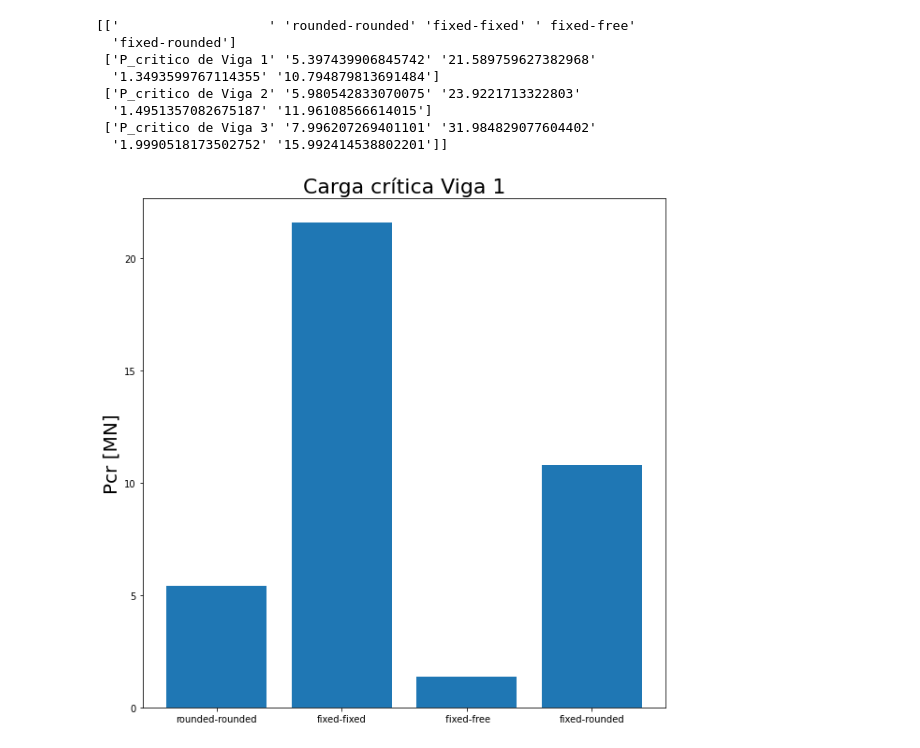
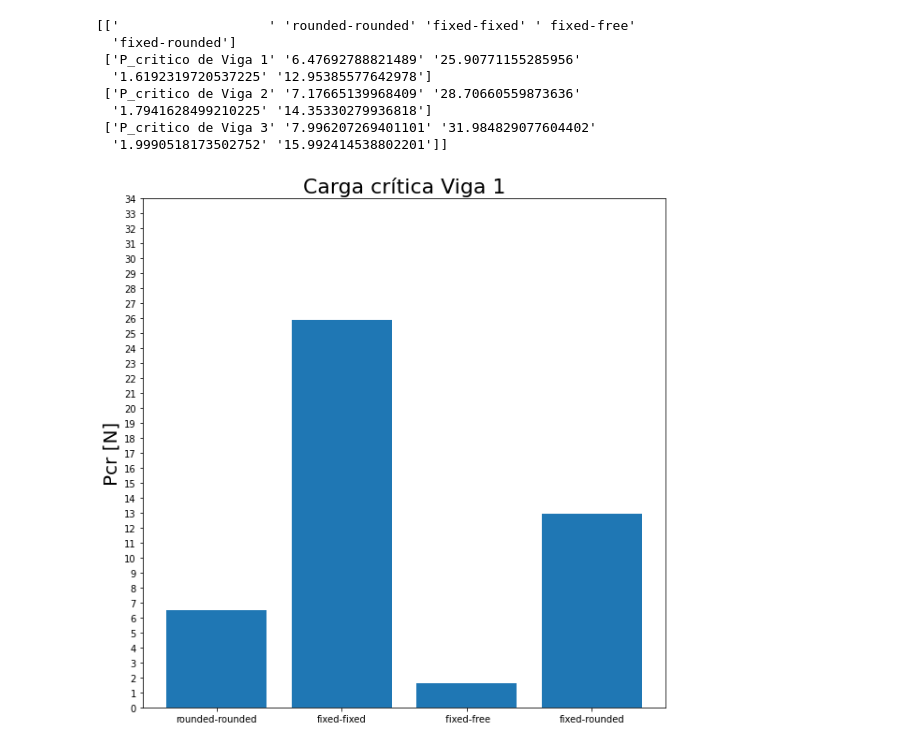
Before and after one commit to AndresFlorez-Git/Disismec, a Jupyter notebook: Lab_pandeo/Lab_pandeo.ipynb, the cells around one changed output. Drawn from its saved outputs; the diff is of its cells as text; code cells hidden in the pictures.

```diff
--- a/Lab_pandeo/Lab_pandeo.ipynb
+++ b/Lab_pandeo/Lab_pandeo.ipynb
@@ -9,13 +9,13 @@ E = 210e9 # Pa
 
 ######## Viga 1 #########
 Largo_viga1 = 200e-3 # m
-Ancho_viga1 = 10e-3 # m
+Ancho_viga1 = 12e-3 # m
 Espesor_viga1 = 0.5e-3 #m
 Area_transversal_viga1 = Ancho_viga1*Espesor_viga1 #m^2
 Momento_inercia_viga1 = (Ancho_viga1*Espesor_viga1**3)/12
 ######## Viga 2 #########
 Largo_viga2 = 190e-3 # m
-Ancho_viga2 = 10e-3 # m
+Ancho_viga2 = 12e-3 # m
 Espesor_viga2 = 0.5e-3 #m
 Area_transversal_viga2 = Ancho_viga2*Espesor_viga2 #m^2
 Momento_inercia_viga2 = (Ancho_viga2*Espesor_viga2**3)/12
@@ -44,41 +44,41 @@ P_critico_viga3 = (Area_transversal_viga3*C*(np.pi**2)*E/(Largo_viga3/k_viga3)**
 names = [['                   ','rounded-rounded', 'fixed-fixed', ' fixed-free', 'fixed-rounded'],['P_critico de Viga 1', P_critico_viga1[0],P_critico_viga1[1],P_critico_viga1[2],P_critico_viga1[3]],['P_critico de Viga 2', P_critico_viga2[0],P_critico_viga2[1],P_critico_viga2[2],P_critico_viga2[3]],['P_critico de Viga 3', P_critico_viga3[0],P_critico_viga3[1],P_critico_viga3[2],P_critico_viga3[3]]]
 names = np.array(names)
 print(names)
 
 
 x = np.arange(4)
 plt.figure(1,(10,10))
 plt.bar(x,P_critico_viga1)
 plt.xticks(x, ('rounded-rounded', 'fixed-fixed', ' fixed-free', 'fixed-rounded'))
-# plt.yticks(np.arange(0, 100, 5))
-plt.ylabel('Pcr [MN]',fontsize = 20)
+plt.yticks(np.arange(0, 35, 1))
+plt.ylabel('Pcr [N]',fontsize = 20)
 plt.title('Carga crítica Viga 1',fontsize = 22)
 plt.savefig('Pcr_viga1.png')
 
 
 plt.figure(2,(10,10))
 plt.bar(x,P_critico_viga2)
 plt.xticks(x, ('rounded-rounded', 'fixed-fixed', ' fixed-free', 'fixed-rounded'))
-plt.ylabel('Pcr [MN]',fontsize = 20)
-# plt.yticks(np.arange(0, 100, 5))
+plt.ylabel('Pcr [N]',fontsize = 20)
+plt.yticks(np.arange(0, 35, 1))
 plt.title('Carga crítica Viga 2',fontsize = 22)
 plt.savefig('Pcr_viga2.png')
 
 
 plt.figure(3,(10,10))
 plt.bar(x,P_critico_viga3)
 plt.xticks(x, ('rounded-rounded', 'fixed-fixed', ' fixed-free', 'fixed-rounded'))
-plt.ylabel('Pcr [MN]',fontsize = 20)
-plt.yticks(np.arange(0, 35, 2.5))
+plt.ylabel('Pcr [N]',fontsize = 20)
+plt.yticks(np.arange(0, 35, 1))
 plt.title('Carga crítica Viga 3',fontsize = 22)
 plt.savefig('Pcr_viga3.png')
 # %% [output]
 [['                   ' 'rounded-rounded' 'fixed-fixed' ' fixed-free'
   'fixed-rounded']
- ['P_critico de Viga 1' '5.397439906845742' '21.589759627382968'
-  '1.3493599767114355' '10.794879813691484']
- ['P_critico de Viga 2' '5.980542833070075' '23.9221713322803'
-  '1.4951357082675187' '11.96108566614015']
+ ['P_critico de Viga 1' '6.47692788821489' '25.90771155285956'
+  '1.6192319720537225' '12.95385577642978']
+ ['P_critico de Viga 2' '7.17665139968409' '28.70660559873636'
+  '1.7941628499210225' '14.35330279936818']
  ['P_critico de Viga 3' '7.996207269401101' '31.984829077604402'
   '1.9990518173502752' '15.992414538802201']]
-[figure, old version]
+[figure, new version]
```
Also changed, not shown: parts of 1 cell of this notebook.
